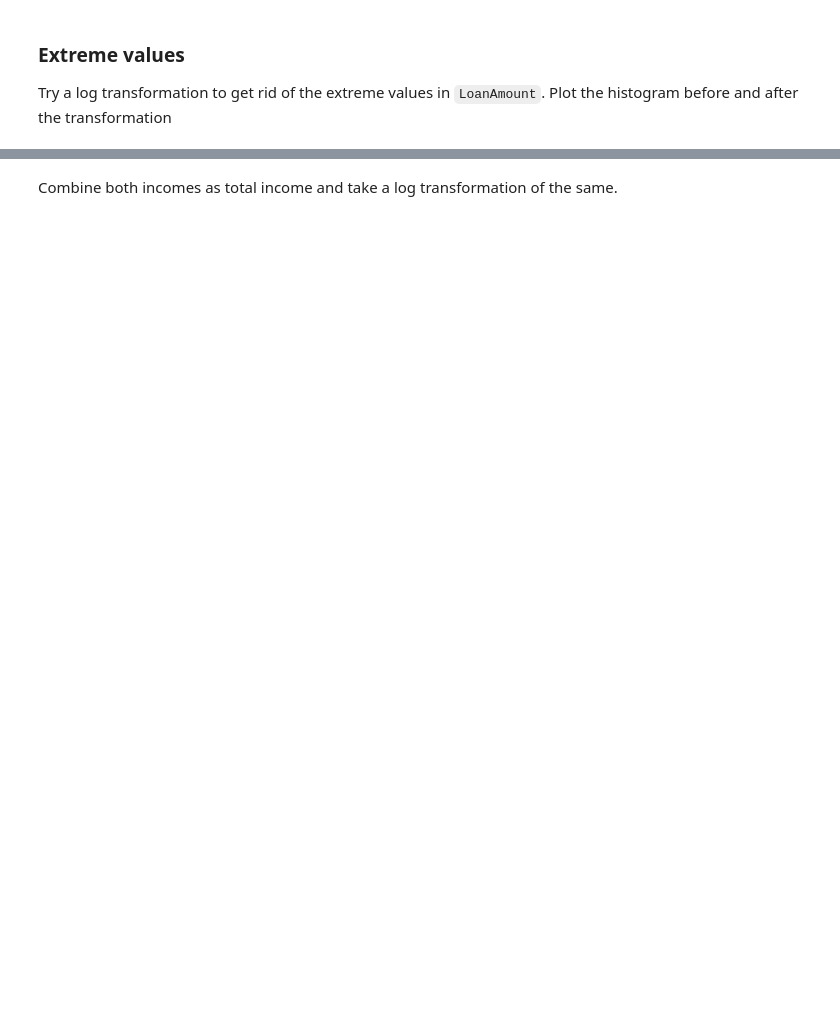
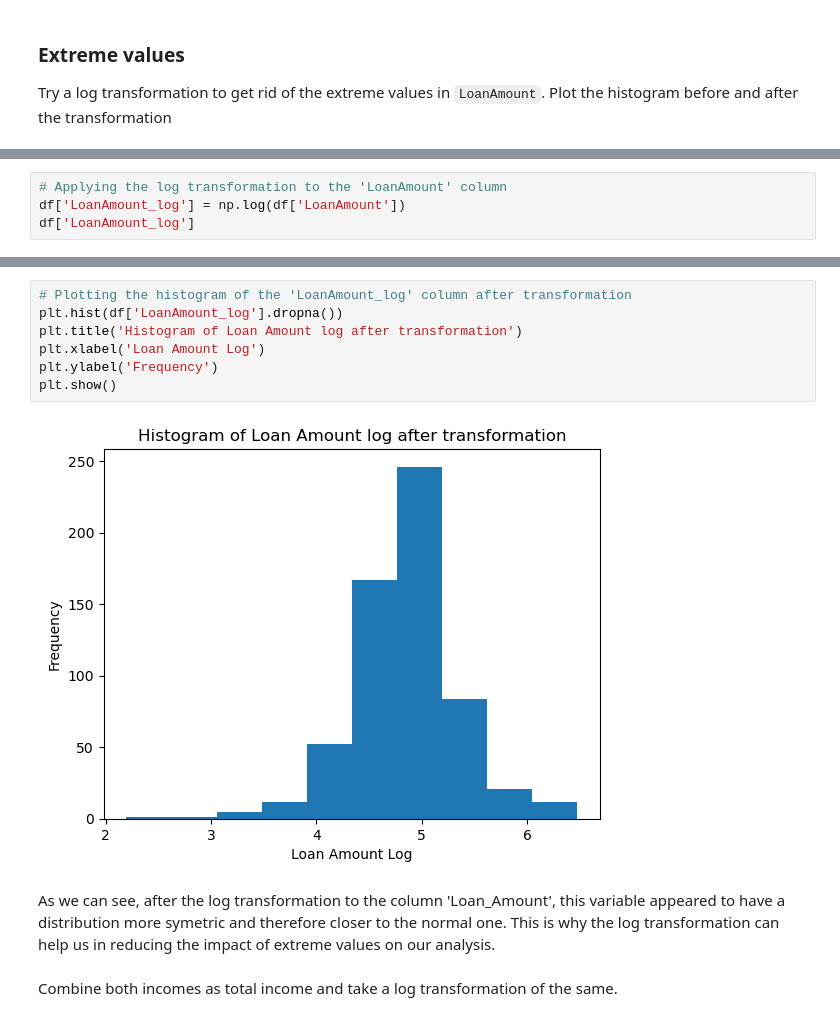
Before and after one commit to rafaelaqfc/Loan-Prediction-Project, a Jupyter notebook: notebooks/instructions.ipynb, the cells around one changed output, grey strips where cells are left out. Saved outputs shown, nothing was run; the diff lists cells and outputs as text; blank space fills up the shorter version.

```diff
--- a/notebooks/instructions.ipynb
+++ b/notebooks/instructions.ipynb
@@ -695,0 +695,4 @@ Try a log transformation to get rid of the extreme values in `LoanAmount`. Plot
+# %%
+# Applying the log transformation to the 'LoanAmount' column
+df['LoanAmount_log'] = np.log(df['LoanAmount'])
+df['LoanAmount_log']
@@ -696,2 +727,13 @@ Try a log transformation to get rid of the extreme values in `LoanAmount`. Plot
+# %%
+# Plotting the histogram of the 'LoanAmount_log' column after transformation
+plt.hist(df['LoanAmount_log'].dropna())
+plt.title('Histogram of Loan Amount log after transformation')
+plt.xlabel('Loan Amount Log')
+plt.ylabel('Frequency')
+plt.show()
+# %% [output]
+[figure, added]
+# %% [markdown]
+As we can see, after the log transformation to the column 'Loan_Amount', this variable appeared to have a distribution more symetric and therefore closer to the normal one. This is why the log transformation can help us in reducing the impact of extreme values on our analysis.
 # %% [markdown]
 Combine both incomes as total income and take a log transformation of the same.
```
Also changed, not shown: parts of 18 cells of this notebook.
